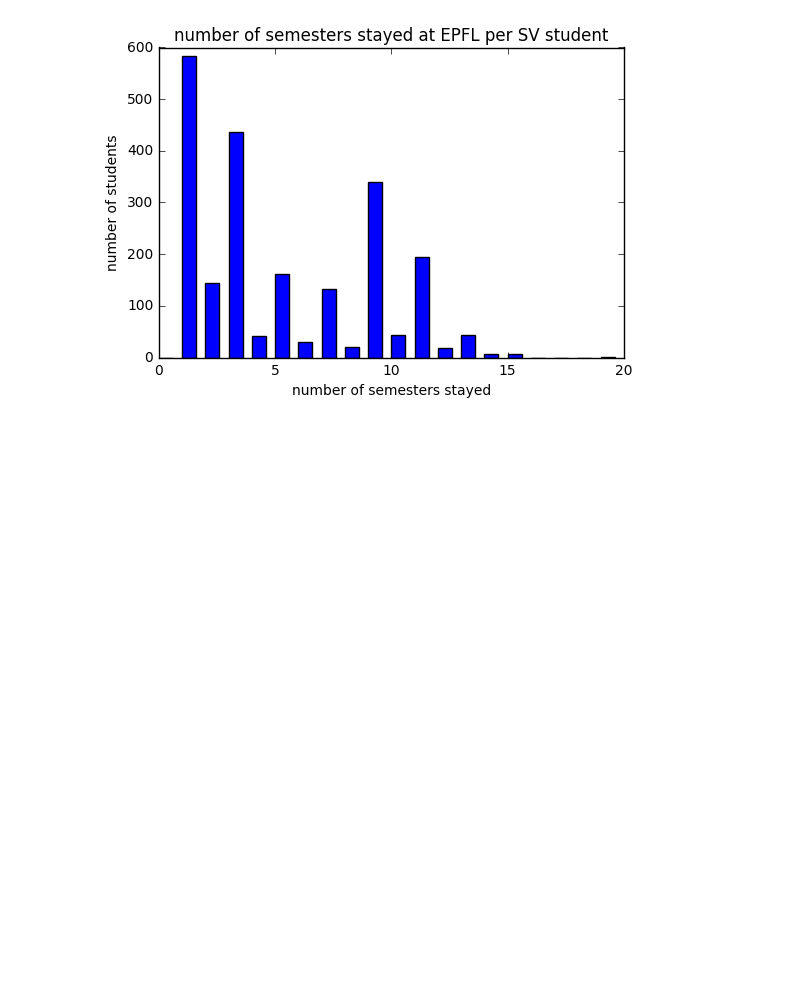
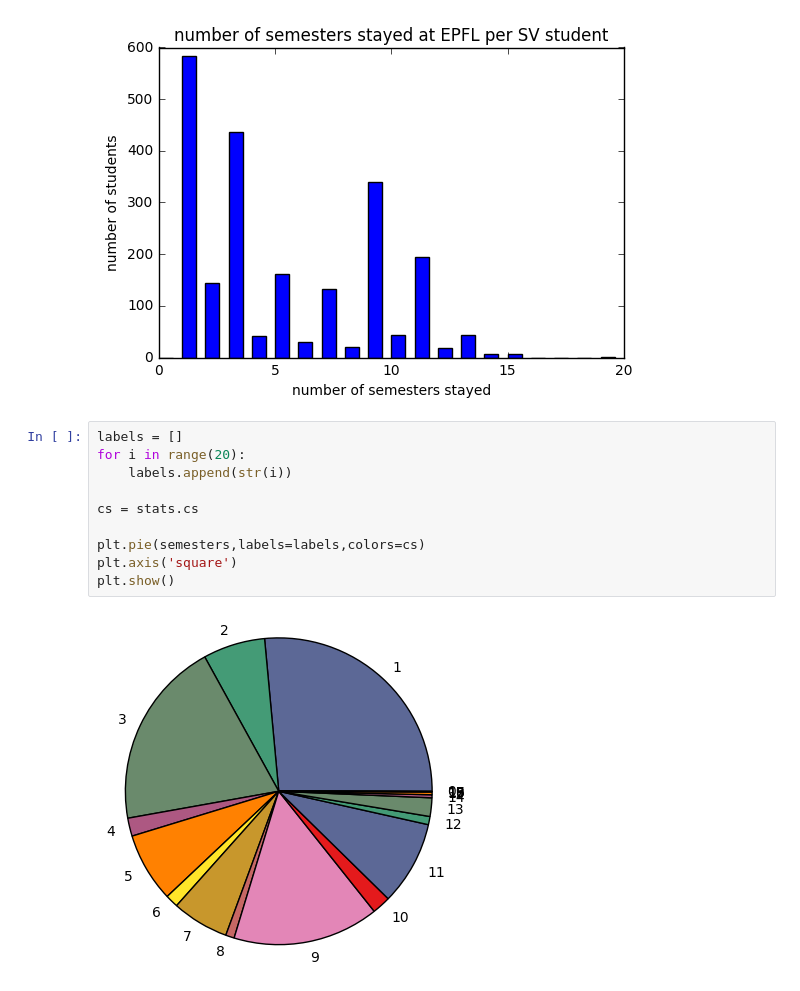
Before and after one commit to ilyaskurikhin/coachsort, a Jupyter notebook: sv_stats.ipynb, the cells around one changed output. Saved outputs shown, nothing was run; the diff lists cells and outputs as text; blank space fills up the shorter version.

```diff
--- a/sv_stats.ipynb
+++ b/sv_stats.ipynb
@@ -29,3 +29,15 @@ plt.ylabel("number of students")
 plt.show()
 # %% [output]
 [figure]
+# %%
+labels = []
+for i in range(20):
+    labels.append(str(i))
+
+cs = stats.cs
+
+plt.pie(semesters,labels=labels,colors=cs)
+plt.axis('square')
+plt.show()
+# %% [output]
+[figure, added]
```
